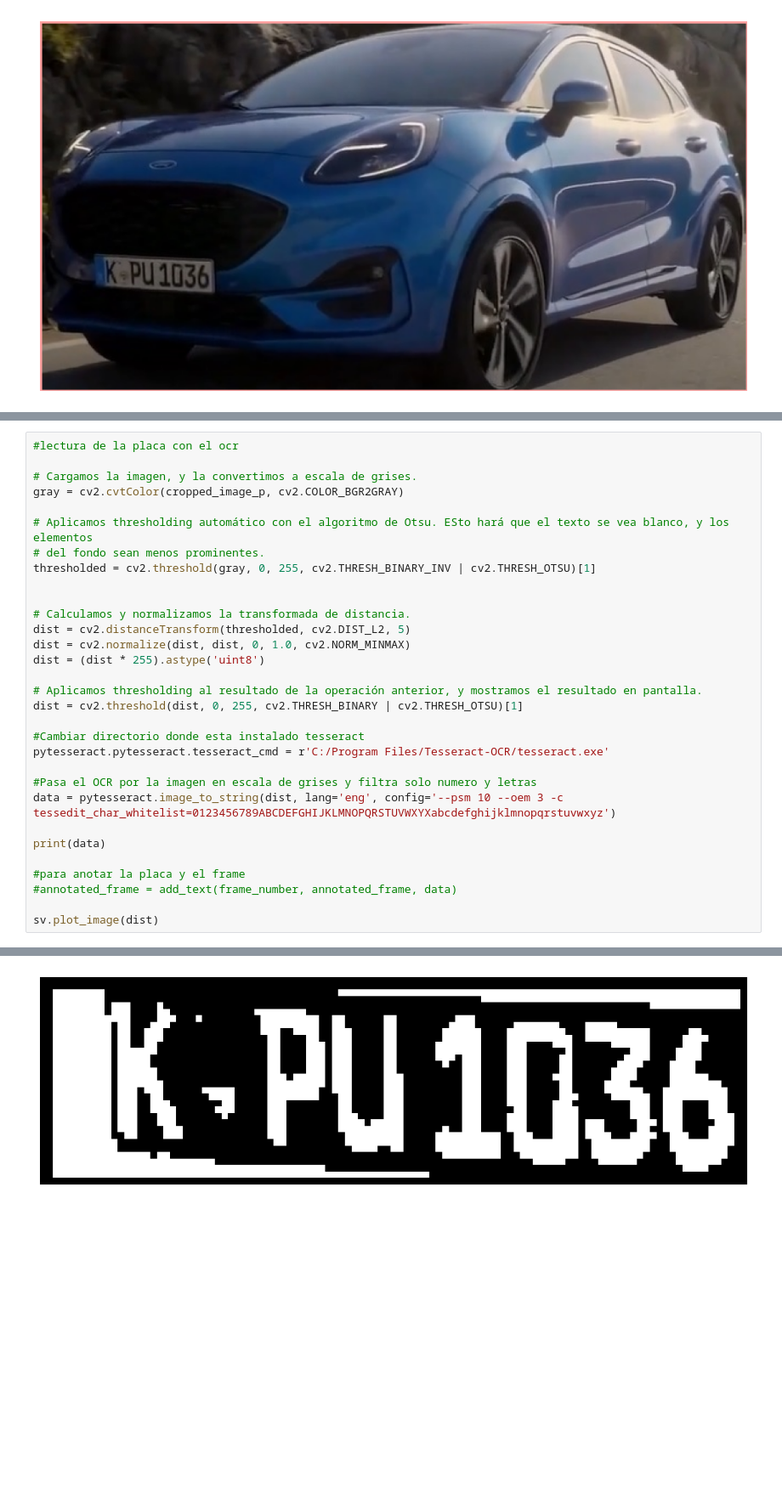
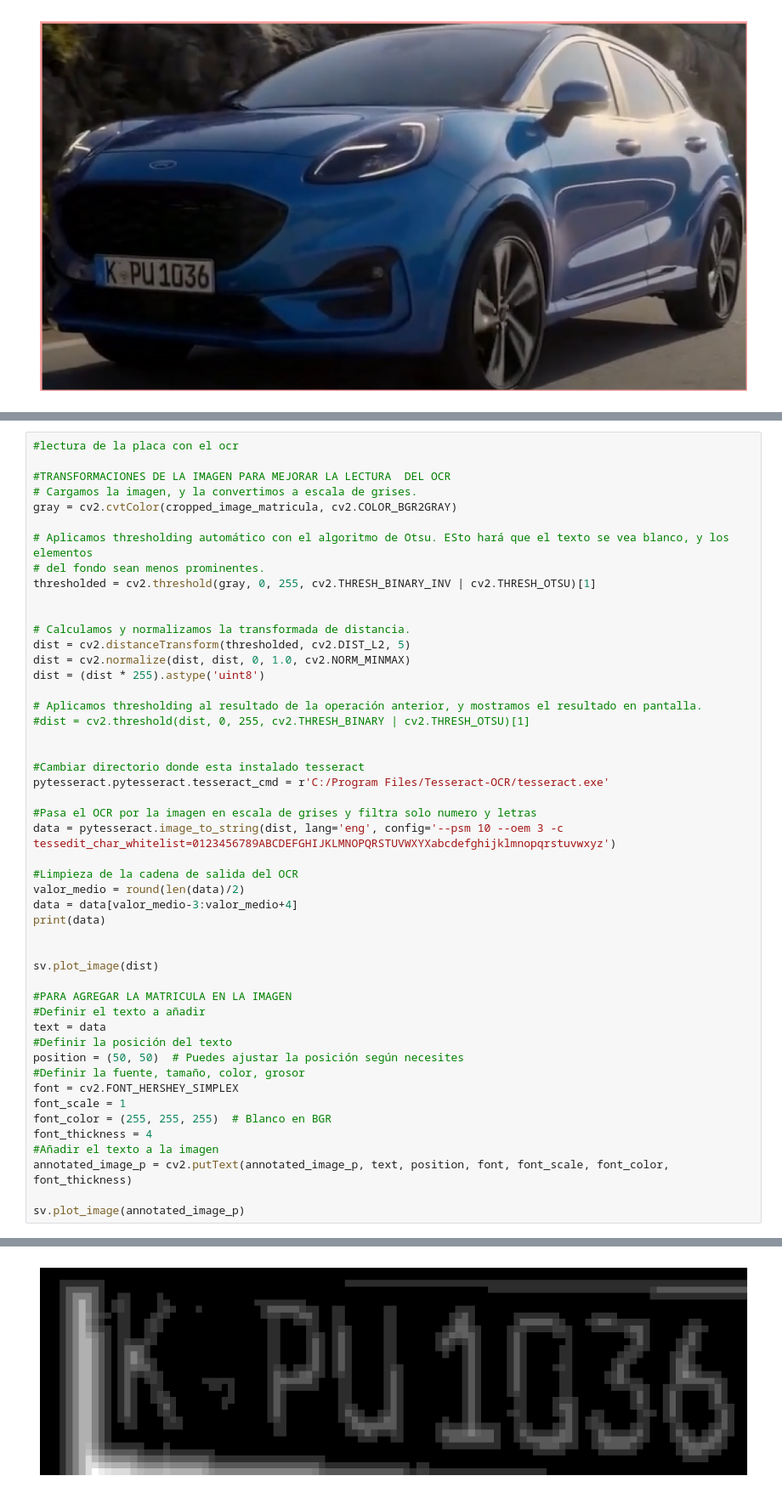
Before and after one commit to jrguignan/Proyecto-Deteccion_de_Matriculas, a Jupyter notebook: detector.ipynb, the cells around one changed output, grey strips where cells are left out. Shown at 85% size. Saved outputs shown, nothing was run; the diff lists cells and outputs as text; blank space fills up the shorter version.

```diff
--- a/detector.ipynb
+++ b/detector.ipynb
@@ -130,8 +120,9 @@ sv.plot_image(cropped_image_p)
 # %%
 #lectura de la placa con el ocr
 
+#TRANSFORMACIONES DE LA IMAGEN PARA MEJORAR LA LECTURA  DEL OCR
 # Cargamos la imagen, y la convertimos a escala de grises.
-gray = cv2.cvtColor(cropped_image_p, cv2.COLOR_BGR2GRAY)
+gray = cv2.cvtColor(cropped_image_matricula, cv2.COLOR_BGR2GRAY)
 
 # Aplicamos thresholding automático con el algoritmo de Otsu. ESto hará que el texto se vea blanco, y los elementos
 # del fondo sean menos prominentes.
@@ -144,7 +135,8 @@ dist = cv2.normalize(dist, dist, 0, 1.0, cv2.NORM_MINMAX)
 dist = (dist * 255).astype('uint8')
 
 # Aplicamos thresholding al resultado de la operación anterior, y mostramos el resultado en pantalla.
-dist = cv2.threshold(dist, 0, 255, cv2.THRESH_BINARY | cv2.THRESH_OTSU)[1]
+#dist = cv2.threshold(dist, 0, 255, cv2.THRESH_BINARY | cv2.THRESH_OTSU)[1]
+
 
 #Cambiar directorio donde esta instalado tesseract
 pytesseract.pytesseract.tesseract_cmd = r'C:/Program Files/Tesseract-OCR/tesseract.exe'
@@ -152,10 +144,26 @@ pytesseract.pytesseract.tesseract_cmd = r'C:/Program Files/Tesseract-OCR/tessera
 #Pasa el OCR por la imagen en escala de grises y filtra solo numero y letras
 data = pytesseract.image_to_string(dist, lang='eng', config='--psm 10 --oem 3 -c tessedit_char_whitelist=0123456789ABCDEFGHIJKLMNOPQRSTUVWXYXabcdefghijklmnopqrstuvwxyz')
 
+#Limpieza de la cadena de salida del OCR
+valor_medio = round(len(data)/2)
+data = data[valor_medio-3:valor_medio+4]
 print(data)
 
-#para anotar la placa y el frame
-#annotated_frame = add_text(frame_number, annotated_frame, data)
 
 sv.plot_image(dist)
+
+#PARA AGREGAR LA MATRICULA EN LA IMAGEN
+#Definir el texto a añadir
+text = data
+#Definir la posición del texto
+position = (50, 50)  # Puedes ajustar la posición según necesites
+#Definir la fuente, tamaño, color, grosor
+font = cv2.FONT_HERSHEY_SIMPLEX
+font_scale = 1
+font_color = (255, 255, 255)  # Blanco en BGR
+font_thickness = 4
+#Añadir el texto a la imagen
+annotated_image_p = cv2.putText(annotated_image_p, text, position, font, font_scale, font_color, font_thickness)
+
+sv.plot_image(annotated_image_p)
 # %% [output]
@@ -163 +171 @@ IKPU1036
-[figure, old version]
+[figure, new version]
```
Also changed, not shown: parts of 16 cells of this notebook.
